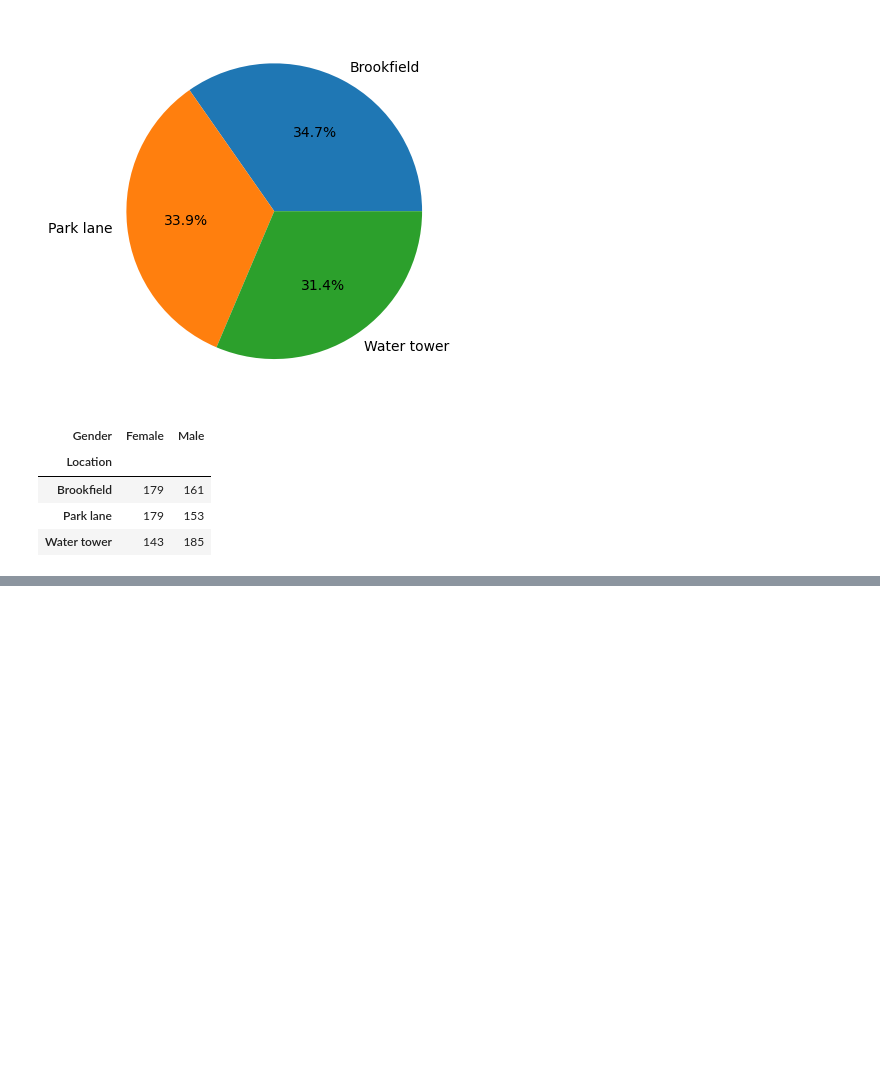
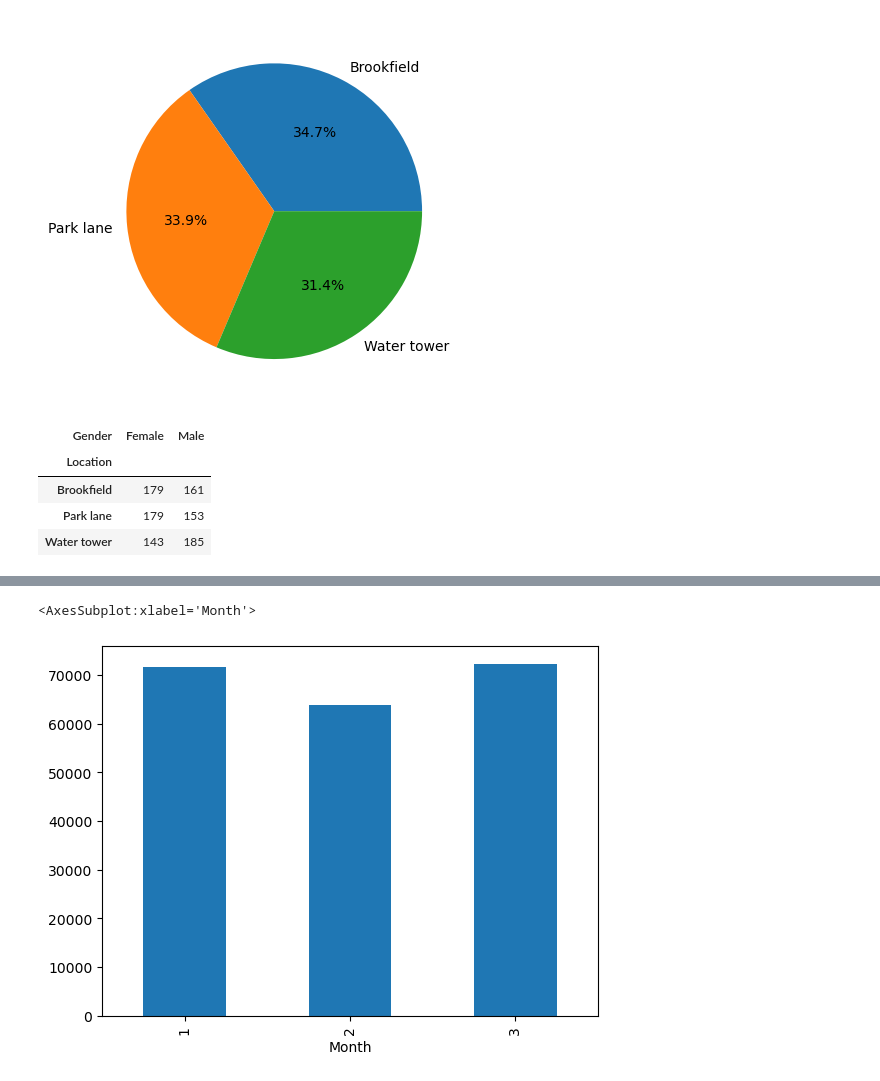
Before and after one commit to Joshi-kv/Sales_Analysis, a Jupyter notebook: supermarket_sales_analysis.ipynb, the cells around one changed output, grey strips where cells are left out. Saved outputs shown, nothing was run; the diff lists cells and outputs as text; code cells hidden in the pictures; blank space fills up the shorter version.

Commit message:
which month has more sales

```diff
--- a/supermarket_sales_analysis.ipynb
+++ b/supermarket_sales_analysis.ipynb
@@ -300,0 +299,6 @@ month_sa
+# %%
+month_sales=data.groupby('Month').sum()['Total']
+month_sales.plot(kind='bar')
+# %% [output]
+<AxesSubplot:xlabel='Month'>
+[figure, added]
```
Also changed, not shown: parts of 29 cells of this notebook.
